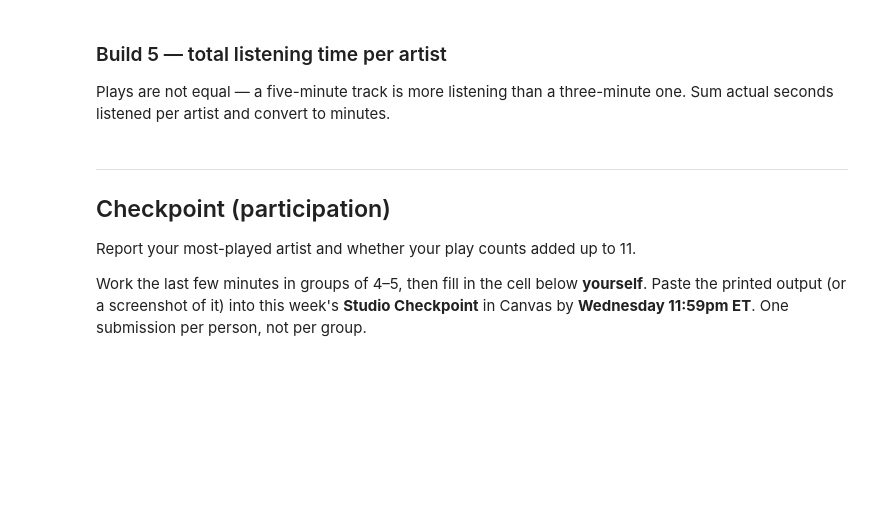
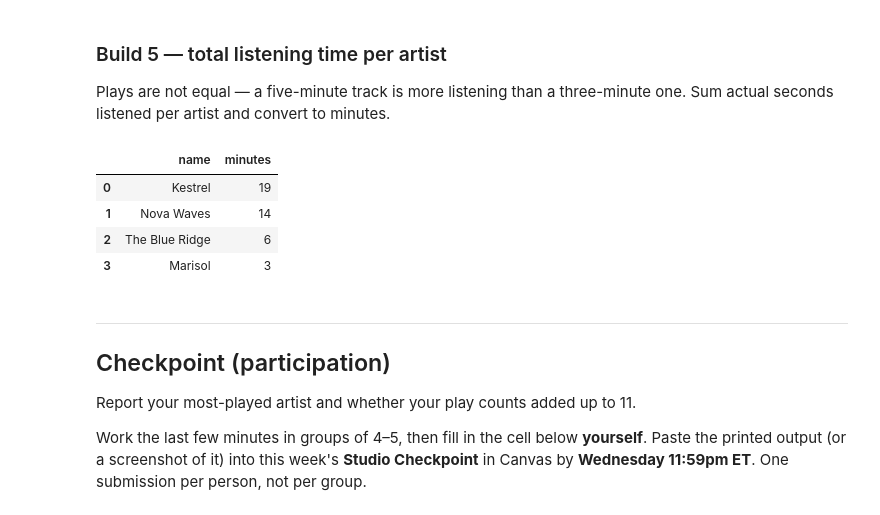
Before and after one commit to nishithy13/ds2002-fa26, a Jupyter notebook: notebooks/01-foundations/2026-09-09 — SQLite Joins and Grouping — Studio.ipynb, the cells around one changed output. Saved outputs shown, nothing was run; the diff lists cells and outputs as text; code cells hidden in the pictures; blank space fills up the shorter version.

```diff
--- a/notebooks/01-foundations/2026-09-09 — SQLite Joins and Grouping — Studio.ipynb
+++ b/notebooks/01-foundations/2026-09-09 — SQLite Joins and Grouping — Studio.ipynb
@@ -151,3 +228,18 @@ q('''
+# %%
+q('''
+SELECT a.name, SUM(t.seconds) / 60 AS minutes
+FROM plays p
+JOIN tracks t ON p.track_id = t.track_id
+JOIN artists a ON t.artist_id = a.artist_id
+GROUP BY a.name
+ORDER BY minutes DESC
+''')
+# %% [output]
+|  | name | minutes |
+| 0 | Kestrel | 19 |
+| 1 | Nova Waves | 14 |
+| 2 | The Blue Ridge | 6 |
+| 3 | Marisol | 3 |
 # %% [markdown]
 ---
 
```
Also changed, not shown: parts of 15 cells of this notebook.
